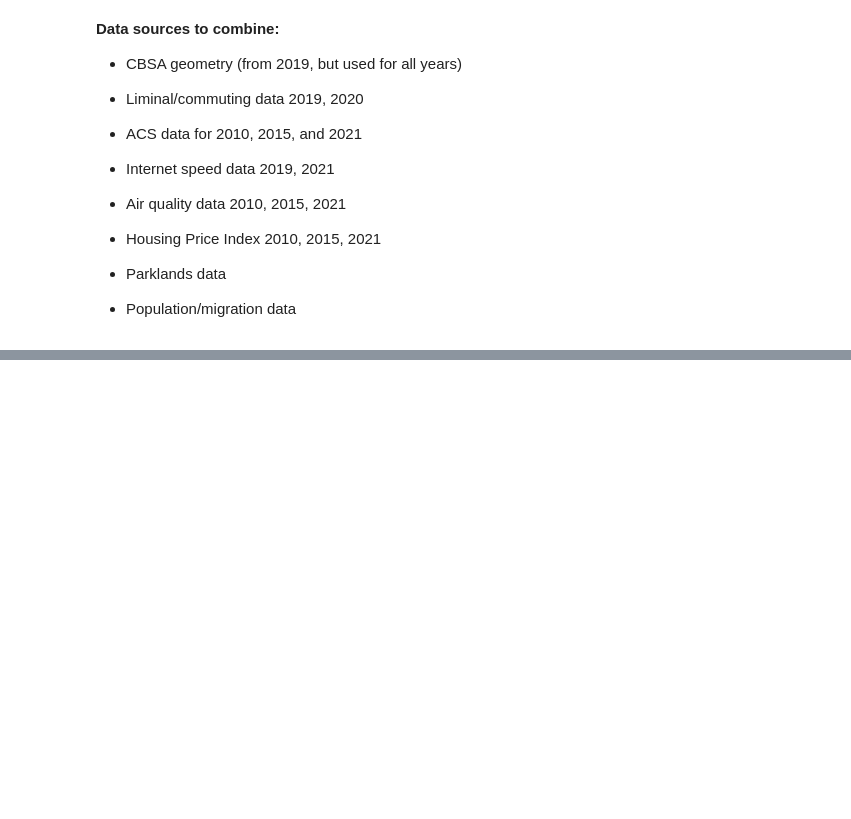
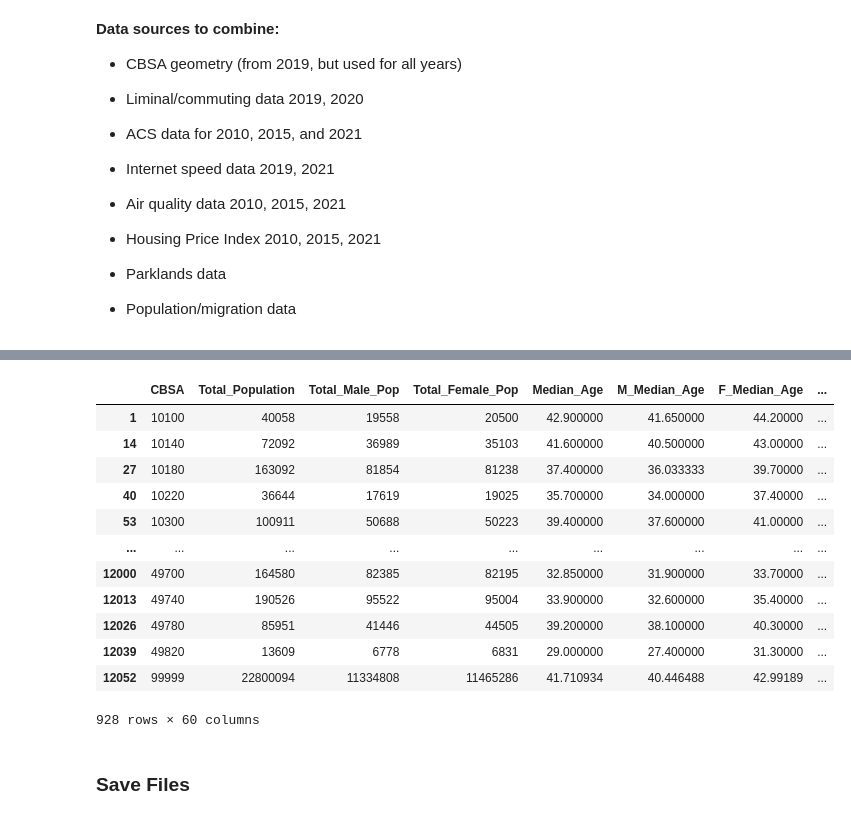
Before and after one commit to ElliottGAbel/Liminal_Cities, a Jupyter notebook: combine_data.ipynb, the cells around one changed output, grey strips where cells are left out. Drawn from its saved outputs; the diff is of its cells as text; code cells hidden in the pictures; blank space fills up the shorter version.

```diff
--- a/combine_data.ipynb
+++ b/combine_data.ipynb
@@ -204,3 +284,21 @@ list(combined15.columns)
+# %%
+acsData10
+# %% [output]
+|  | CBSA | Total_Population | Total_Male_Pop | Total_Female_Pop | Median_Age | M_Median_Age | F_Median_Age | ... |
+| 1 | 10100 | 40058 | 19558 | 20500 | 42.900000 | 41.650000 | 44.20000 | ... |
+| 14 | 10140 | 72092 | 36989 | 35103 | 41.600000 | 40.500000 | 43.00000 | ... |
+| 27 | 10180 | 163092 | 81854 | 81238 | 37.400000 | 36.033333 | 39.70000 | ... |
+| 40 | 10220 | 36644 | 17619 | 19025 | 35.700000 | 34.000000 | 37.40000 | ... |
+| 53 | 10300 | 100911 | 50688 | 50223 | 39.400000 | 37.600000 | 41.00000 | ... |
+| ... | ... | ... | ... | ... | ... | ... | ... | ... |
+| 12000 | 49700 | 164580 | 82385 | 82195 | 32.850000 | 31.900000 | 33.70000 | ... |
+| 12013 | 49740 | 190526 | 95522 | 95004 | 33.900000 | 32.600000 | 35.40000 | ... |
+| 12026 | 49780 | 85951 | 41446 | 44505 | 39.200000 | 38.100000 | 40.30000 | ... |
+| 12039 | 49820 | 13609 | 6778 | 6831 | 29.000000 | 27.400000 | 31.30000 | ... |
+| 12052 | 99999 | 22800094 | 11334808 | 11465286 | 41.710934 | 40.446488 | 42.99189 | ... |
+928 rows × 60 columns
+# %% [markdown]
+### Save Files
 # %%
 combined10.to_pickle(dataFolder + "combined2010.pkl")
 combined15.to_pickle(dataFolder + "combined2015.pkl")
```
Also changed, not shown: parts of 28 cells of this notebook.
